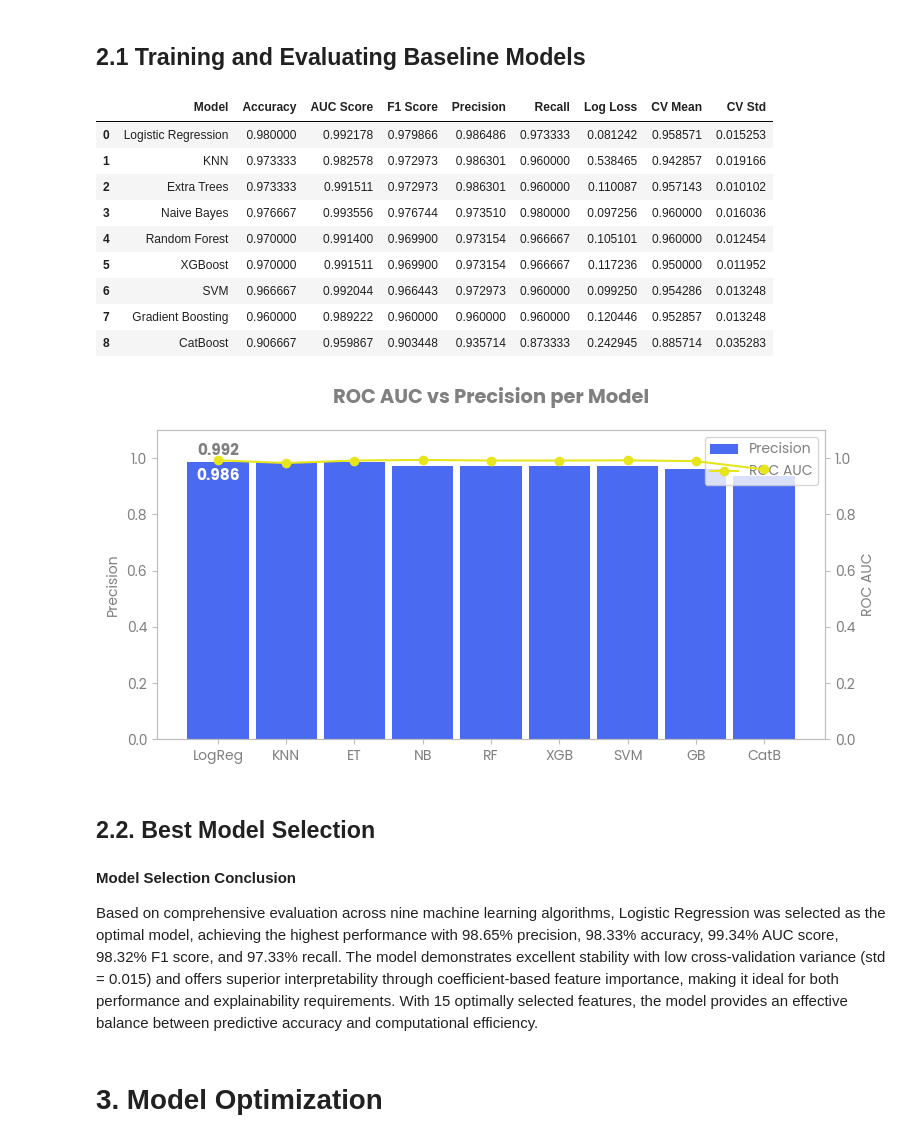
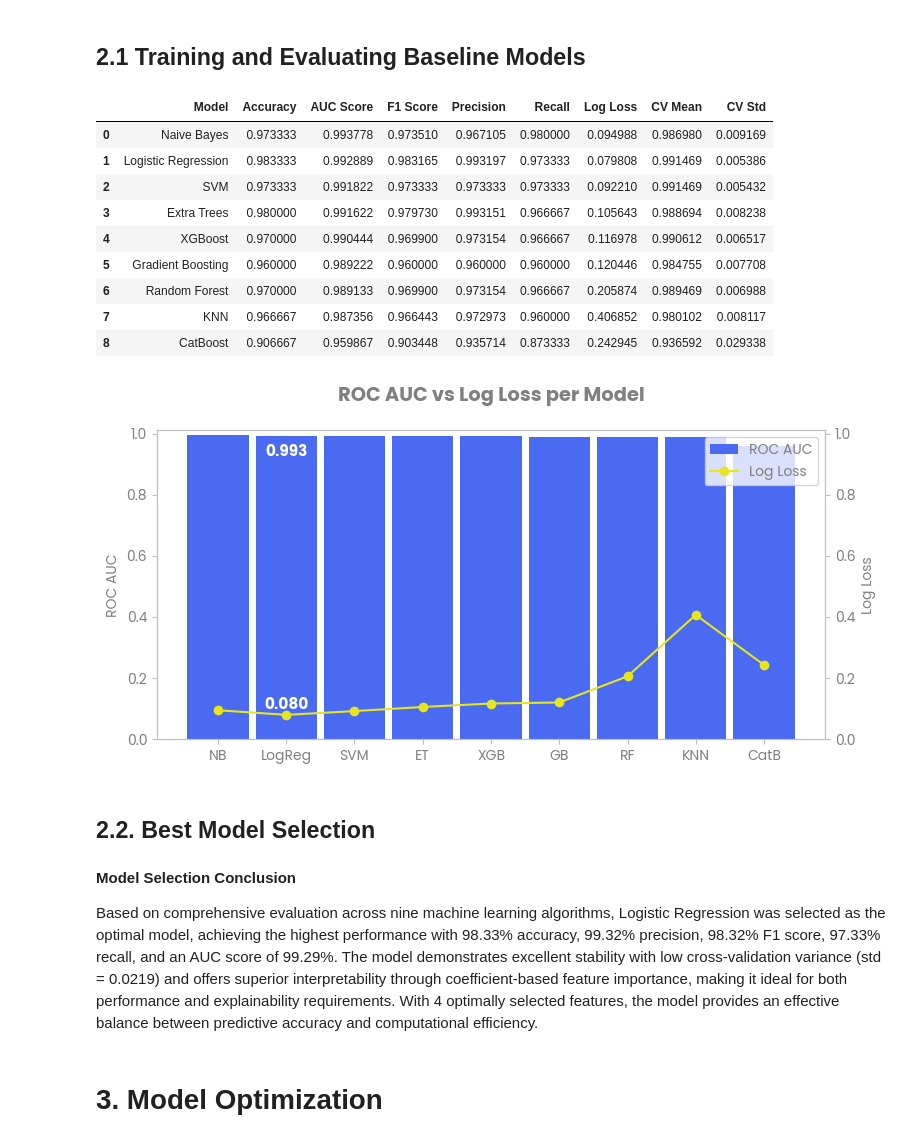
Before and after one commit to afsilmis/online-ad-click-prediction, a Jupyter notebook: notebooks/3_modeling_and_evaluation.ipynb, the cells around one changed output. Drawn from its saved outputs; the diff is of its cells as text; code cells hidden in the pictures.

```diff
--- a/notebooks/3_modeling_and_evaluation.ipynb
+++ b/notebooks/3_modeling_and_evaluation.ipynb
@@ -203,7 +205,7 @@ for name, model in models.items():
     precision = precision_score(y_test, y_pred)
     recall = recall_score(y_test, y_pred)
 
-    cv_scores = cross_val_score(model, X_train_use, y_train, cv=5, scoring='accuracy')
+    cv_scores = cross_val_score(model, X_train_use, y_train, cv=5, scoring='roc_auc')
 
     results[name] = {
         'model': model,
@@ -233,69 +235,70 @@ metrics_df = pd.DataFrame({
     for model_name, res in results.items()
 }).T.reset_index().rename(columns={'index': 'Model'})
 
-metrics_df_sorted = metrics_df.sort_values(by=['Precision', 'AUC Score'], ascending=[False, True]).reset_index(drop=True)
+metrics_df_sorted = metrics_df.sort_values(by=['AUC Score', 'Log Loss'], ascending=[False, True]).reset_index(drop=True)
 display(metrics_df_sorted)
 # %% [output]
 |  | Model | Accuracy | AUC Score | F1 Score | Precision | Recall | Log Loss | CV Mean | CV Std |
-| 0 | Logistic Regression | 0.980000 | 0.992178 | 0.979866 | 0.986486 | 0.973333 | 0.081242 | 0.958571 | 0.015253 |
-| 1 | KNN | 0.973333 | 0.982578 | 0.972973 | 0.986301 | 0.960000 | 0.538465 | 0.942857 | 0.019166 |
-| 2 | Extra Trees | 0.973333 | 0.991511 | 0.972973 | 0.986301 | 0.960000 | 0.110087 | 0.957143 | 0.010102 |
-| 3 | Naive Bayes | 0.976667 | 0.993556 | 0.976744 | 0.973510 | 0.980000 | 0.097256 | 0.960000 | 0.016036 |
-| 4 | Random Forest | 0.970000 | 0.991400 | 0.969900 | 0.973154 | 0.966667 | 0.105101 | 0.960000 | 0.012454 |
-| 5 | XGBoost | 0.970000 | 0.991511 | 0.969900 | 0.973154 | 0.966667 | 0.117236 | 0.950000 | 0.011952 |
-| 6 | SVM | 0.966667 | 0.992044 | 0.966443 | 0.972973 | 0.960000 | 0.099250 | 0.954286 | 0.013248 |
-| 7 | Gradient Boosting | 0.960000 | 0.989222 | 0.960000 | 0.960000 | 0.960000 | 0.120446 | 0.952857 | 0.013248 |
-| 8 | CatBoost | 0.906667 | 0.959867 | 0.903448 | 0.935714 | 0.873333 | 0.242945 | 0.885714 | 0.035283 |
+| 0 | Naive Bayes | 0.973333 | 0.993778 | 0.973510 | 0.967105 | 0.980000 | 0.094988 | 0.986980 | 0.009169 |
+| 1 | Logistic Regression | 0.983333 | 0.992889 | 0.983165 | 0.993197 | 0.973333 | 0.079808 | 0.991469 | 0.005386 |
+| 2 | SVM | 0.973333 | 0.991822 | 0.973333 | 0.973333 | 0.973333 | 0.092210 | 0.991469 | 0.005432 |
+| 3 | Extra Trees | 0.980000 | 0.991622 | 0.979730 | 0.993151 | 0.966667 | 0.105643 | 0.988694 | 0.008238 |
+| 4 | XGBoost | 0.970000 | 0.990444 | 0.969900 | 0.973154 | 0.966667 | 0.116978 | 0.990612 | 0.006517 |
+| 5 | Gradient Boosting | 0.960000 | 0.989222 | 0.960000 | 0.960000 | 0.960000 | 0.120446 | 0.984755 | 0.007708 |
+| 6 | Random Forest | 0.970000 | 0.989133 | 0.969900 | 0.973154 | 0.966667 | 0.205874 | 0.989469 | 0.006988 |
+| 7 | KNN | 0.966667 | 0.987356 | 0.966443 | 0.972973 | 0.960000 | 0.406852 | 0.980102 | 0.008117 |
+| 8 | CatBoost | 0.906667 | 0.959867 | 0.903448 | 0.935714 | 0.873333 | 0.242945 | 0.936592 | 0.029338 |
 # %%
 models_names = metrics_df_sorted['Model'].replace({
     'Logistic Regression': 'LogReg',
     'Random Forest': 'RF',
     'Gradient Boosting': 'GB',
     'SVM': 'SVM',
     'KNN': 'KNN',
     'Naive Bayes': 'NB',
     'Extra Trees': 'ET',
     'XGBoost': 'XGB',
     'CatBoost': 'CatB'
 })
-prec_scores = metrics_df_sorted['Precision']
 auc_scores = metrics_df_sorted['AUC Score']
+log_losses = metrics_df_sorted['Log Loss']
 
 fig, ax1 = plt.subplots(figsize=(8, 4))
 
-bars = ax1.bar(models_names, prec_scores, width=0.9, color='#496af1', label='Precision')
+bars = ax1.bar(models_names, auc_scores, width=0.9, color='#496af1', label='ROC AUC')
 ax1.set_xlabel('')
-ax1.set_ylabel('Precision')
+ax1.set_ylabel('ROC AUC')
 ax1.tick_params(axis='y')
-ax1.set_ylim(0, 1.1)
+ax1.set_ylim(0, 1.01)
 
 ax2 = ax1.twinx()
-line, = ax2.plot(models_names, auc_scores, color='#e6e51e', marker='o', label='ROC AUC')
-ax2.set_ylabel('ROC AUC')
+line, = ax2.plot(models_names, log_losses, color='#e6e51e', marker='o', label='Log Loss')
+ax2.set_ylabel('Log Loss')
 ax2.tick_params(axis='y')
-ax2.set_ylim(0, 1.1)
+ax2.set_ylim(0, 1.01)
 
-fig.suptitle('ROC AUC vs Precision per Model', fontweight='bold', fontsize=14)
+fig.suptitle('ROC AUC vs Log Loss per Model', fontweight='bold', fontsize=14)
 handles1, labels1 = ax1.get_legend_handles_labels()
 handles2, labels2 = ax2.get_legend_handles_labels()
 ax1.legend(handles1 + handles2, labels1 + labels2, loc='upper right')
 
 for i, model in enumerate(models_names):
     if model == 'LogReg':
-        ax1.text(i, prec_scores.iloc[i] - 0.08, f"{prec_scores.iloc[i]:.3f}", ha='center', va='bottom', fontsize=11, color='white', fontweight='bold')
-        ax2.text(i, auc_scores.iloc[i] + 0.005,  f"{auc_scores.iloc[i]:.3f}",  ha='center', va='bottom', fontsize=11, color='#808080', fontweight='bold')
+        ax1.text(i, auc_scores.iloc[i] - 0.08, f"{auc_scores.iloc[i]:.3f}", ha='center', va='bottom', fontsize=11, color='white', fontweight='bold')
+        ax2.text(i, log_losses.iloc[i] + 0.005,  f"{log_losses.iloc[i]:.3f}",  ha='center', va='bottom', fontsize=11, color='white', fontweight='bold')
 
 plt.xticks(rotation=45)
+plt.savefig('a.png', transparent=True, dpi=750)
 plt.tight_layout()
 plt.show()
 # %% [output]
-[figure, old version]
+[figure, new version]
 # %% [markdown]
 ## **2.2. Best Model Selection**
 # %% [markdown]
 **Model Selection Conclusion**
 
-Based on comprehensive evaluation across nine machine learning algorithms, Logistic Regression was selected as the optimal model, achieving the highest performance with 98.65% precision, 98.33% accuracy, 99.34% AUC score, 98.32% F1 score, and 97.33% recall. The model demonstrates excellent stability with low cross-validation variance (std = 0.015) and offers superior interpretability through coefficient-based feature importance, making it ideal for both performance and explainability requirements. With 15 optimally selected features, the model provides an effective balance between predictive accuracy and computational efficiency.
+Based on comprehensive evaluation across nine machine learning algorithms, Logistic Regression was selected as the optimal model, achieving the highest performance with 98.33% accuracy, 99.32% precision, 98.32% F1 score, 97.33% recall, and an AUC score of 99.29%. The model demonstrates excellent stability with low cross-validation variance (std = 0.0219) and offers superior interpretability through coefficient-based feature importance, making it ideal for both performance and explainability requirements. With 4 optimally selected features, the model provides an effective balance between predictive accuracy and computational efficiency.
 # %% [markdown]
 # **3. Model Optimization**
 # %% [markdown]
```
Also changed, not shown: parts of 14 cells of this notebook.
